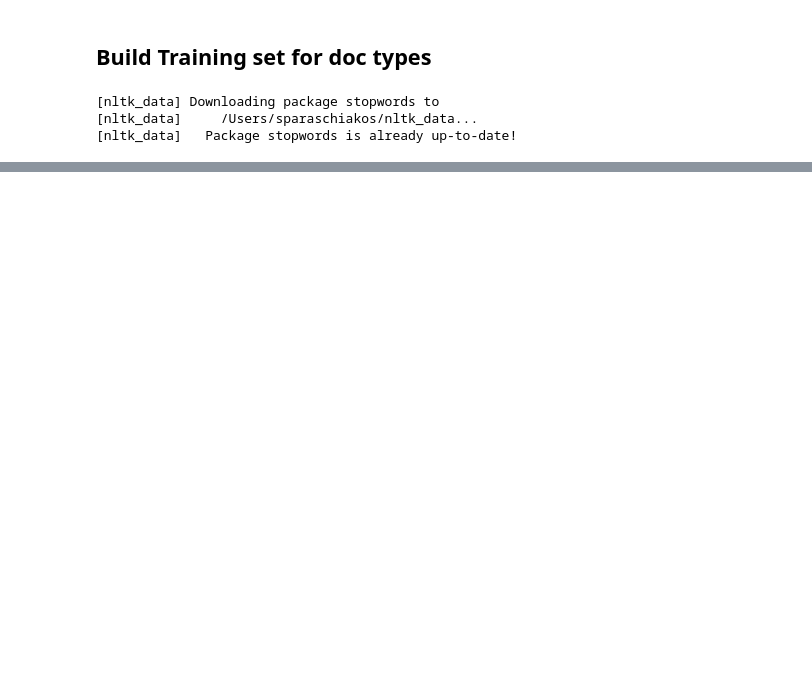
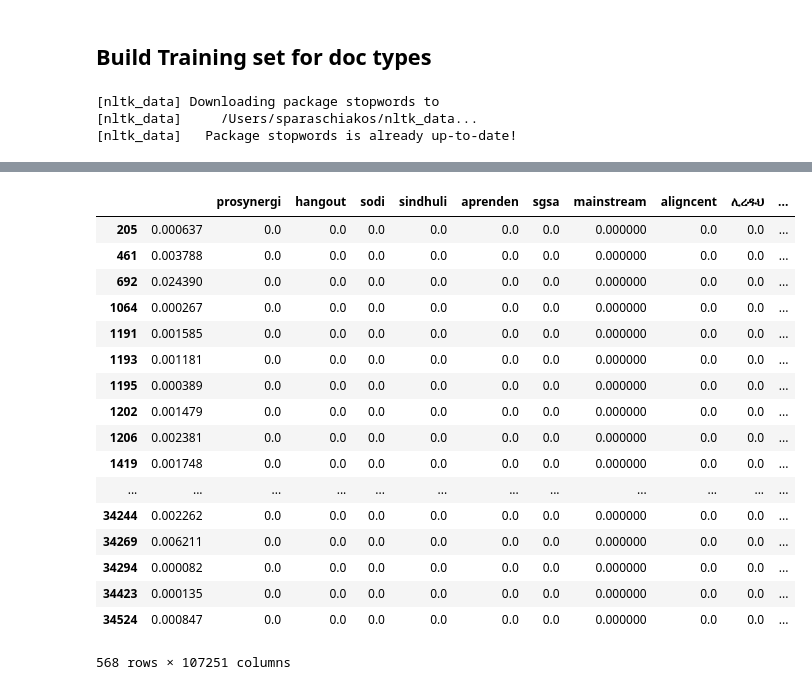
Before and after one commit to thiesgehrmann/JuSiPy_TWB, a Jupyter notebook: Doc type training set.ipynb, the cells around one changed output, grey strips where cells are left out. Saved outputs shown, nothing was run; the diff lists cells and outputs as text; code cells hidden in the pictures; blank space fills up the shorter version.

Commit message:
doc type classif

```diff
--- a/Doc type training set.ipynb
+++ b/Doc type training set.ipynb
@@ -133,0 +164,4 @@ len(labeled_set.columns)
+# %%
+# impute the knwon labels
+for i in labeled_docs.index:
+        labeled_set['label'].loc[i] = labeled_docs["label"].loc[i]
@@ -142,15 +186,17 @@ from sklearn.preprocessing import StandardScaler
 from sklearn import metrics
 from sklearn.model_selection import train_test_split
 import pandas as pd
+# %%
+# keep only features
+features_doc_types = labeled_set.drop(columns=['label'])
 # %%
+# standarize
 from sklearn.preprocessing import StandardScaler
 scaler = StandardScaler()
-
 # Fit on training set only.
-scaler.fit(stems)
-
+scaler.fit(features_doc_types)
 # Apply transform to both the training set and the test set.
-train_img = scaler.transform(stems)
+train_img = scaler.transform(features_doc_types)
 # %%
 from sklearn.decomposition import PCA
 pca = PCA(.95)
@@ -179,3 +232,28 @@ pca.n_components_
+# %%
+# keep all the docs with label (drop unknown)
+features_to_class = features_doc_types.loc[labeled_docs.index]
+test_to_class = labeled_set.label.loc[labeled_docs.index]
+# %%
+features_to_class
+# %% [output]
+|  |  | prosynergi | hangout | sodi | sindhuli | aprenden | sgsa | mainstream | aligncent | ሊረዱህ | ... |
+| 205 | 0.000637 | 0.0 | 0.0 | 0.0 | 0.0 | 0.0 | 0.0 | 0.000000 | 0.0 | 0.0 | ... |
+| 461 | 0.003788 | 0.0 | 0.0 | 0.0 | 0.0 | 0.0 | 0.0 | 0.000000 | 0.0 | 0.0 | ... |
+| 692 | 0.024390 | 0.0 | 0.0 | 0.0 | 0.0 | 0.0 | 0.0 | 0.000000 | 0.0 | 0.0 | ... |
+| 1064 | 0.000267 | 0.0 | 0.0 | 0.0 | 0.0 | 0.0 | 0.0 | 0.000000 | 0.0 | 0.0 | ... |
+| 1191 | 0.001585 | 0.0 | 0.0 | 0.0 | 0.0 | 0.0 | 0.0 | 0.000000 | 0.0 | 0.0 | ... |
+| 1193 | 0.001181 | 0.0 | 0.0 | 0.0 | 0.0 | 0.0 | 0.0 | 0.000000 | 0.0 | 0.0 | ... |
+| 1195 | 0.000389 | 0.0 | 0.0 | 0.0 | 0.0 | 0.0 | 0.0 | 0.000000 | 0.0 | 0.0 | ... |
+| 1202 | 0.001479 | 0.0 | 0.0 | 0.0 | 0.0 | 0.0 | 0.0 | 0.000000 | 0.0 | 0.0 | ... |
+| 1206 | 0.002381 | 0.0 | 0.0 | 0.0 | 0.0 | 0.0 | 0.0 | 0.000000 | 0.0 | 0.0 | ... |
+| 1419 | 0.001748 | 0.0 | 0.0 | 0.0 | 0.0 | 0.0 | 0.0 | 0.000000 | 0.0 | 0.0 | ... |
+| ... | ... | ... | ... | ... | ... | ... | ... | ... | ... | ... | ... |
+| 34244 | 0.002262 | 0.0 | 0.0 | 0.0 | 0.0 | 0.0 | 0.0 | 0.000000 | 0.0 | 0.0 | ... |
+| 34269 | 0.006211 | 0.0 | 0.0 | 0.0 | 0.0 | 0.0 | 0.0 | 0.000000 | 0.0 | 0.0 | ... |
+| 34294 | 0.000082 | 0.0 | 0.0 | 0.0 | 0.0 | 0.0 | 0.0 | 0.000000 | 0.0 | 0.0 | ... |
+| 34423 | 0.000135 | 0.0 | 0.0 | 0.0 | 0.0 | 0.0 | 0.0 | 0.000000 | 0.0 | 0.0 | ... |
+| 34524 | 0.000847 | 0.0 | 0.0 | 0.0 | 0.0 | 0.0 | 0.0 | 0.000000 | 0.0 | 0.0 | ... |
+568 rows × 107251 columns
 # %%
 from sklearn.model_selection import train_test_split
 
```
Also changed, not shown: parts of 49 cells of this notebook, 2 other files.
